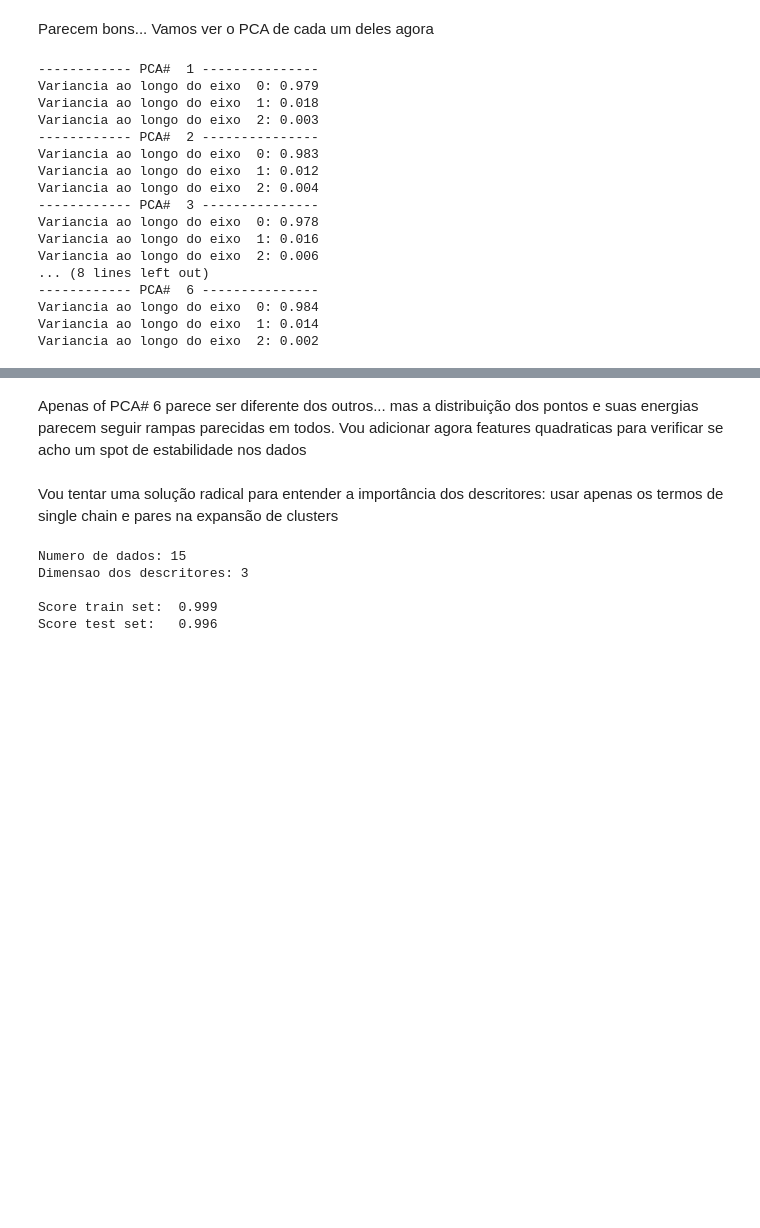
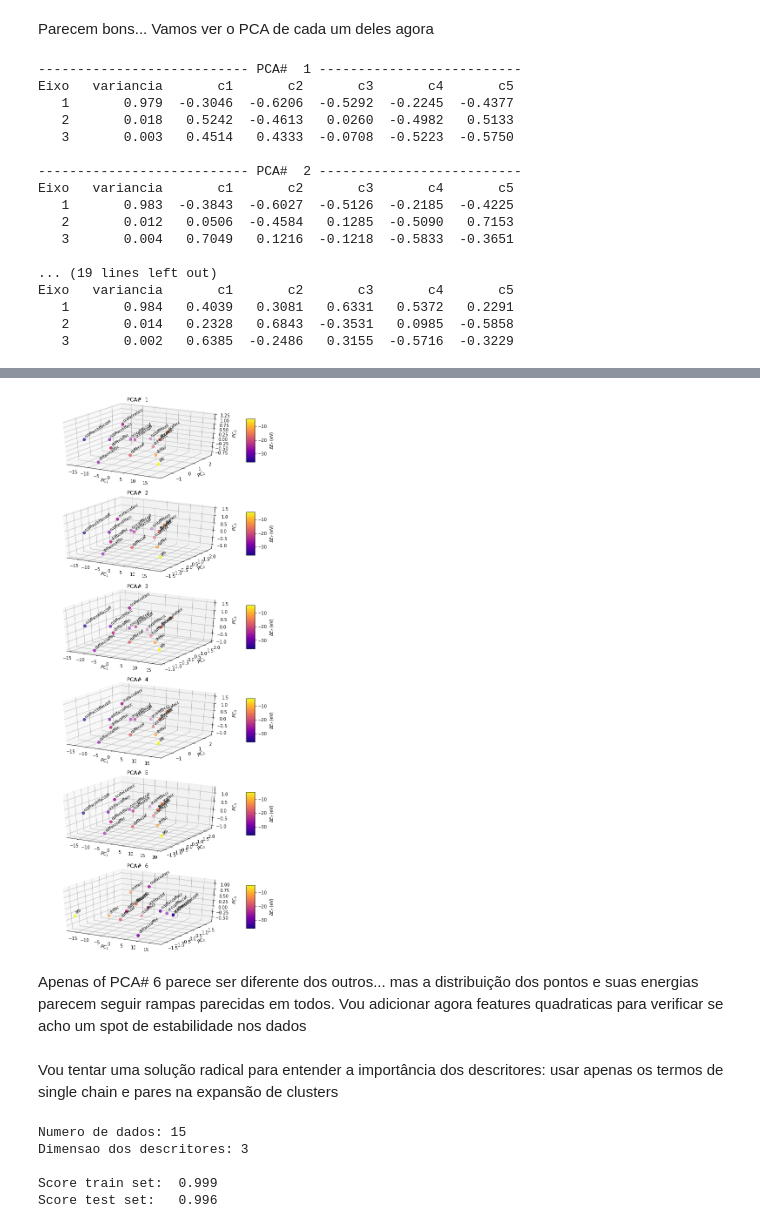
Before and after one commit to ClaudioPadilha/ncFibresDFTML, a Jupyter notebook: ncFibresDftMl.ipynb, the cells around one changed output, grey strips where cells are left out. Saved outputs shown, nothing was run; the diff lists cells and outputs as text; code cells hidden in the pictures; blank space fills up the shorter version.

```diff
--- a/ncFibresDftMl.ipynb
+++ b/ncFibresDftMl.ipynb
@@ -219,6 +218,16 @@ from sklearn.decomposition import PCA
 pca = PCA(n_components=3)
 pca.fit(X)
 
+w = ' Eixo\tvariancia'
+for i in range(np.shape(pca.components_)[1]):
+    w += '       c{:1d}'.format(i+1)
+
+print(w)
+w = ''
 for i, j in enumerate(pca.explained_variance_ratio_):
-    print('Variancia ao longo do eixo {:2d}: {:.3f}'.format(i, j))
+    w += '  {:3d}       {:4.3f}'.format(i+1, j)
+    for k in pca.components_[i]:
+        w += '  {:7.4f}'.format(k)
+    w += '\n'
+print(w)
 # %% [output]
@@ -347,7 +353,7 @@ X_ex = [np.array(desc, dtype=int)[:,[1,2,3,4,5]],
      np.array(desc, dtype=int)[:,[0,1,2,3,4]]]
 
 # store regressors here
-reg = [LinearRegression() for i in range(len(X_ex))]
+reg = [LinearRegression(fit_intercept=False) for i in range(len(X_ex))]
 
 # store predictions here
 y_train_pred_ex = []
@@ -528,9 +533,22 @@ for i in range(len(X_ex)):
     # fit the PCAs
     pcas[i].fit(X_ex[i])
 
-    print("------------ PCA# {:2d} ---------------".format(i+1))
+    print(27 * "-" + " PCA# {:2d} ".format(i+1) + 26 * "-")
+    w = 'Eixo   variancia'
+    for j in range(np.shape(pcas[i].components_)[1]):
+        w += '       c{:1d}'.format(j+1)
+
+    print(w)
+    w = ''
     for k, j in enumerate(pcas[i].explained_variance_ratio_):
-        print('Variancia ao longo do eixo {:2d}: {:.3f}'.format(k, j))
+        w += '  {:2d}       {:4.3f}'.format(k+1, j)
+        for l in pcas[i].components_[k]:
+            w += '  {:7.4f}'.format(l)
+        w += '\n'
+    print(w)
+
+#     for k, j in enumerate(pcas[i].explained_variance_ratio_):
+#         print('Variancia ao longo do eixo {:2d}: {:.3f}'.format(k, j))
 
     X_pca.append(pcas[i].transform(X_ex[i]))
 
@@ -557,20 +575,20 @@ for i in range(len(pcas)):
 plt.tight_layout()
 plt.show()
 # %% [output]
------------- PCA#  1 ---------------
-Variancia ao longo do eixo  0: 0.979
-Variancia ao longo do eixo  1: 0.018
-Variancia ao longo do eixo  2: 0.003
------------- PCA#  2 ---------------
-Variancia ao longo do eixo  0: 0.983
-Variancia ao longo do eixo  1: 0.012
-Variancia ao longo do eixo  2: 0.004
------------- PCA#  3 ---------------
-Variancia ao longo do eixo  0: 0.978
-Variancia ao longo do eixo  1: 0.016
-Variancia ao longo do eixo  2: 0.006
-... (8 lines left out)
------------- PCA#  6 ---------------
-Variancia ao longo do eixo  0: 0.984
-Variancia ao longo do eixo  1: 0.014
-Variancia ao longo do eixo  2: 0.002
+--------------------------- PCA#  1 --------------------------
+Eixo   variancia       c1       c2       c3       c4       c5
+   1       0.979  -0.3046  -0.6206  -0.5292  -0.2245  -0.4377
+   2       0.018   0.5242  -0.4613   0.0260  -0.4982   0.5133
+   3       0.003   0.4514   0.4333  -0.0708  -0.5223  -0.5750
+
+--------------------------- PCA#  2 --------------------------
+Eixo   variancia       c1       c2       c3       c4       c5
+   1       0.983  -0.3843  -0.6027  -0.5126  -0.2185  -0.4225
+   2       0.012   0.0506  -0.4584   0.1285  -0.5090   0.7153
+   3       0.004   0.7049   0.1216  -0.1218  -0.5833  -0.3651
+
+... (19 lines left out)
+Eixo   variancia       c1       c2       c3       c4       c5
+   1       0.984   0.4039   0.3081   0.6331   0.5372   0.2291
+   2       0.014   0.2328   0.6843  -0.3531   0.0985  -0.5858
+   3       0.002   0.6385  -0.2486   0.3155  -0.5716  -0.3229
@@ -579,3 +595,4 @@ Variancia ao longo do eixo  2: 0.002
+[figure, added]
 # %% [markdown]
 Apenas of PCA# 6 parece ser diferente dos outros... mas a distribuição dos pontos e suas energias parecem seguir rampas parecidas em todos. Vou adicionar agora features quadraticas para verificar se acho um spot de estabilidade nos dados
 # %% [markdown]
```
Also changed, not shown: parts of 11 cells of this notebook.
